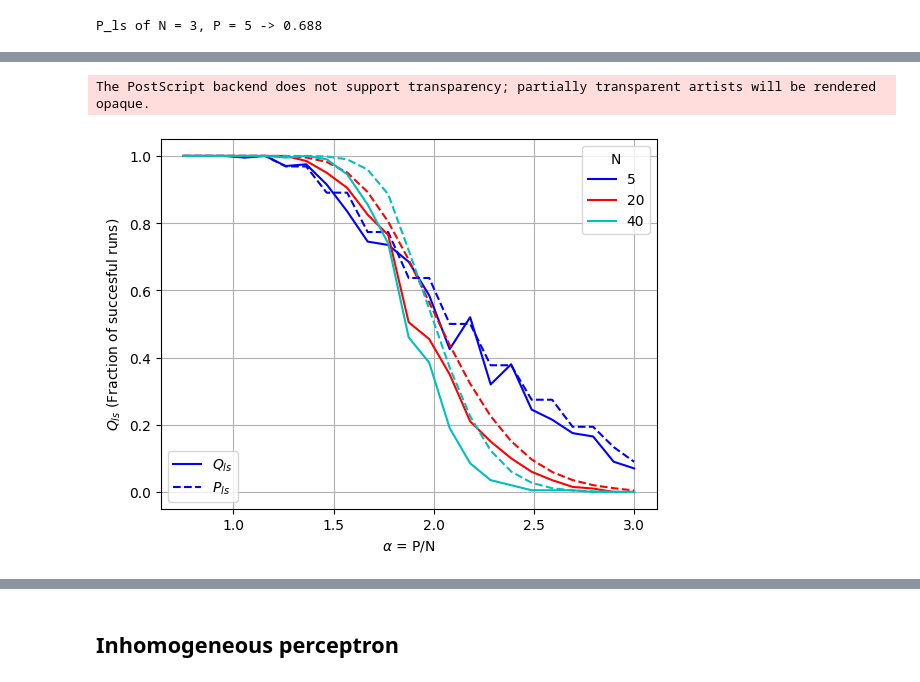
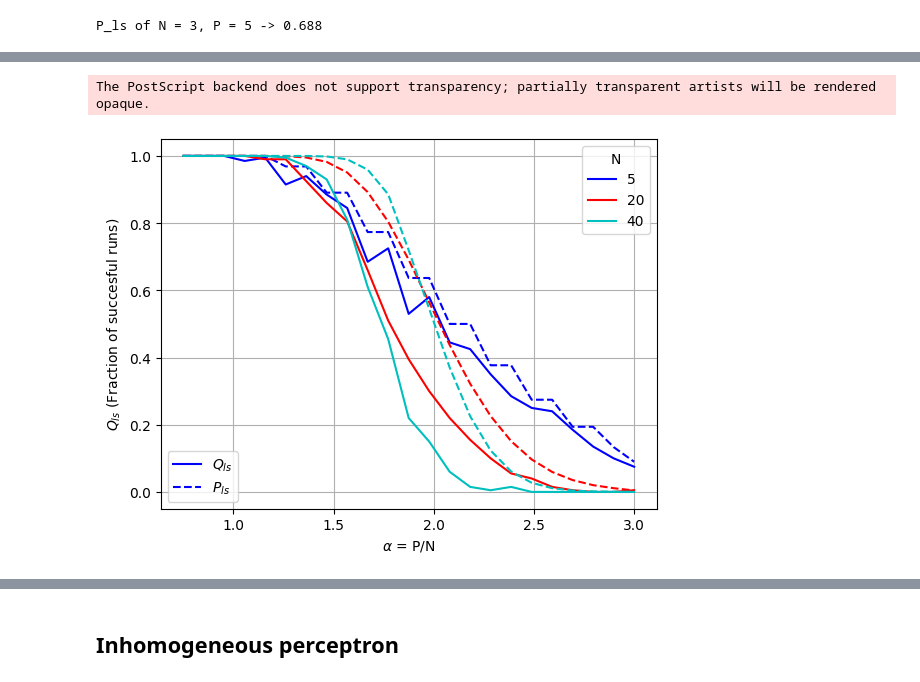
Before and after one commit to SaraIglesiasSN/A1-Perceptron-Training-NNCI-, a Jupyter notebook: A1_Perceptron_Training.ipynb, the cells around one changed output, grey strips where cells are left out. Saved outputs shown, nothing was run; the diff lists cells and outputs as text; code cells hidden in the pictures.

```diff
--- a/A1_Perceptron_Training.ipynb
+++ b/A1_Perceptron_Training.ipynb
@@ -218,11 +136,12 @@ def do_parallel(alpha, N_sizes, n_D, n_max, c_threshold=0.0, inhomo = False, the
 # %%
 ## Save and plot the results PARALLEL
 
-def plot_save_results(results, N_sizes, name, Theoretical = True):
-    out_folder = "Results/"
-    with open(out_folder + "Pls_{}.npy".format(name), 'wb') as f:
-        np.save(f, results)
-        #np.save(f, P_ls_theoretical)
+def plot_save_results(results, N_sizes, name, Theoretical = True, save = True):
+    if save:
+        out_folder = "Results/"
+        with open(out_folder + "Pls_{}.npy".format(name), 'wb') as f:
+            np.save(f, results)
+            #np.save(f, P_ls_theoretical)
     plot_lines = []
     plt.figure()
     colors = ["b", "r", "c", "g", "y", "m", "k"]
@@ -230,12 +149,12 @@ def plot_save_results(results, N_sizes, name, Theoretical = True):
         data = results.loc[results['N'] == N_sizes[ii]]
         if Theoretical:
 
-            l1, =plt.plot(data['alpha'], data['P_ls'], colors[ii]+"-", label="N = {}".format(N_sizes[ii]))
+            l1, =plt.plot(data['alpha'], data['P_ls'], colors[ii]+"-", label=N_sizes[ii])
             l2, =plt.plot(data['alpha'], data['P_ls_theoretical'], colors[ii]+"--")
 
             plot_lines.append([l1, l2])
         else:
-            plt.plot(data['alpha'], data['P_ls'], colors[ii]+"-", label="N = {}".format(N_sizes[ii]))
+            plt.plot(data['alpha'], data['P_ls'], colors[ii]+"-", label=N_sizes[ii])
 
     plt.xlabel(r'$\alpha$ = P/N')
     plt.ylabel('$Q_{ls}$ (Fraction of succesful runs)')
@@ -245,7 +164,7 @@ def plot_save_results(results, N_sizes, name, Theoretical = True):
         plt.legend([l[0] for l in plot_lines], N_sizes, title = 'N', loc='upper right')
         plt.gca().add_artist(legend1)
     else:
-        plt.legend()
+        plt.legend(title = "N")
     plt.savefig("Results/Figures/Pls_{}.eps".format(name), format='eps')
     plt.savefig("Results/Figures/Pls_{}.png".format(name), format='png')
     plt.show()
@@ -261,5 +181,8 @@ results = do_parallel(alpha, N_sizes, n_D, n_max)
-# %%
-plot_save_results(results, N_sizes,  '1')
-# %% [output]
-The PostScript backend does not support transparency; partially transparent artists will be rendered opaque.
-[figure, removed]
+# %%
+results_main = np.load("Results\Pls_1.npy")
+results_main = pd.DataFrame(results_main, columns = ['P_ls', 'P_ls_theoretical', 'alpha', 'N'])
+
+plot_save_results(results_main, N_sizes,  '1', save=False)
+# %% [output]
+The PostScript backend does not support transparency; partially transparent artists will be rendered opaque.
+[figure, added]
```
Also changed, not shown: parts of 22 cells of this notebook, 17 other files.
